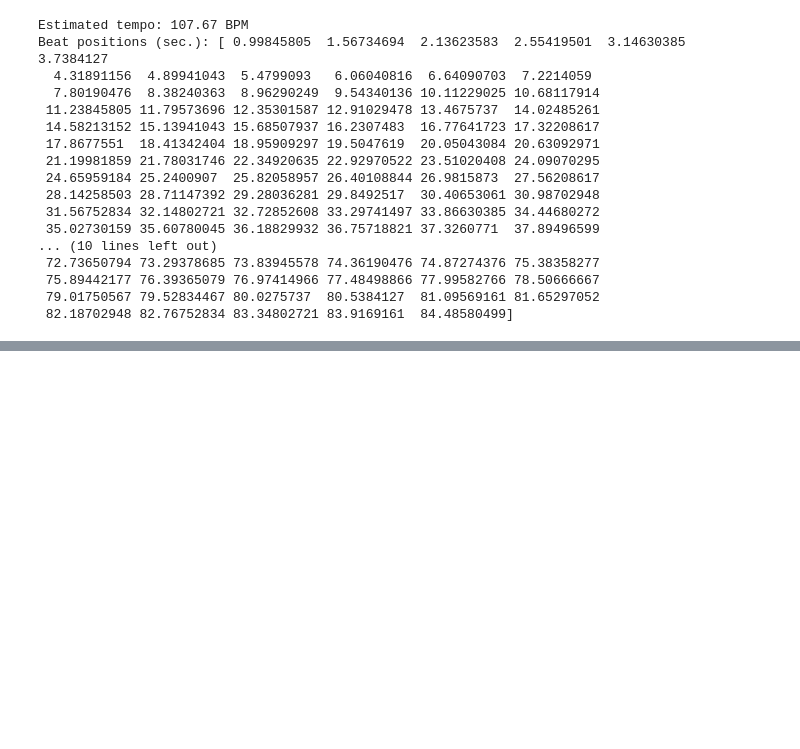
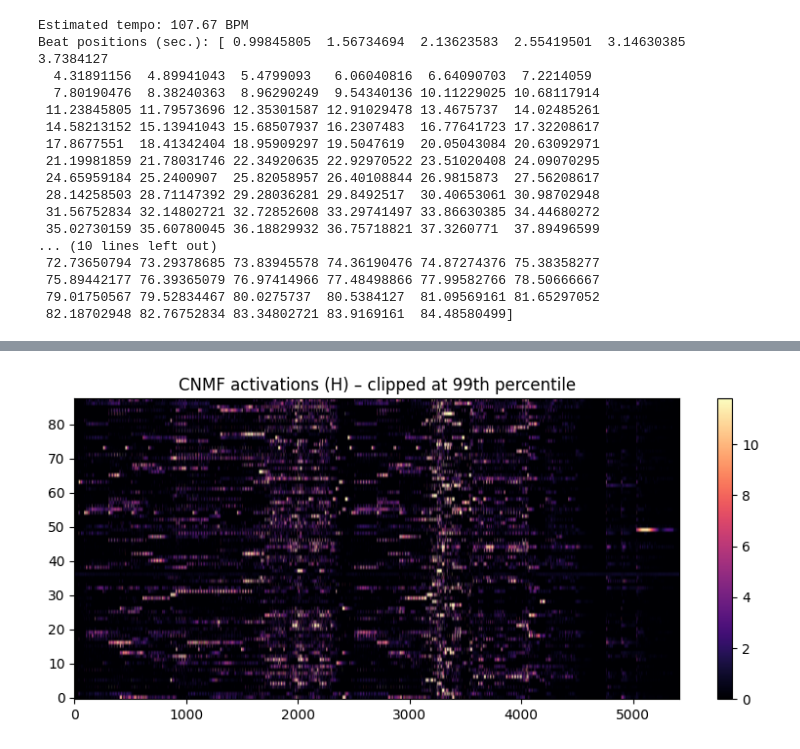
Before and after one commit to bierml/NMFforAMT, a Jupyter notebook: upgrade/Music_Transcribing[NMF].ipynb, the cells around one changed output, grey strips where cells are left out. Saved outputs shown, nothing was run; the diff lists cells and outputs as text; code cells hidden in the pictures; blank space fills up the shorter version.

```diff
--- a/upgrade/Music_Transcribing[NMF].ipynb
+++ b/upgrade/Music_Transcribing[NMF].ipynb
@@ -251,0 +381,19 @@ Beat positions (sec.): [ 0.99845805  1.56734694  2.13623583  2.55419501  3.14630
+# %%
+import matplotlib.pyplot as plt
+
+vmax = np.percentile(H, 99)
+
+plt.figure(figsize=(10,4))
+plt.imshow(
+    H,
+    aspect='auto',
+    origin='lower',
+    cmap='magma',
+    vmin=0,
+    vmax=vmax
+)
+plt.colorbar()
+plt.title("CNMF activations (H) – clipped at 99th percentile")
+plt.show()
+# %% [output]
+[figure, added]
```
Also changed, not shown: parts of 7 cells of this notebook, 1 other file.
